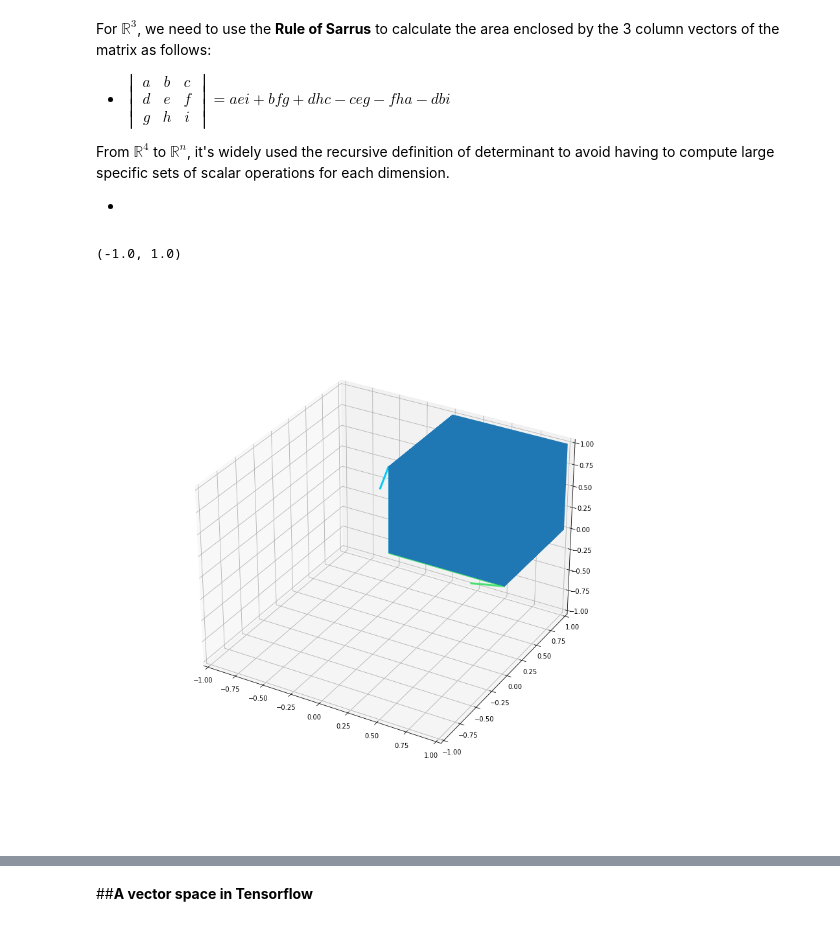
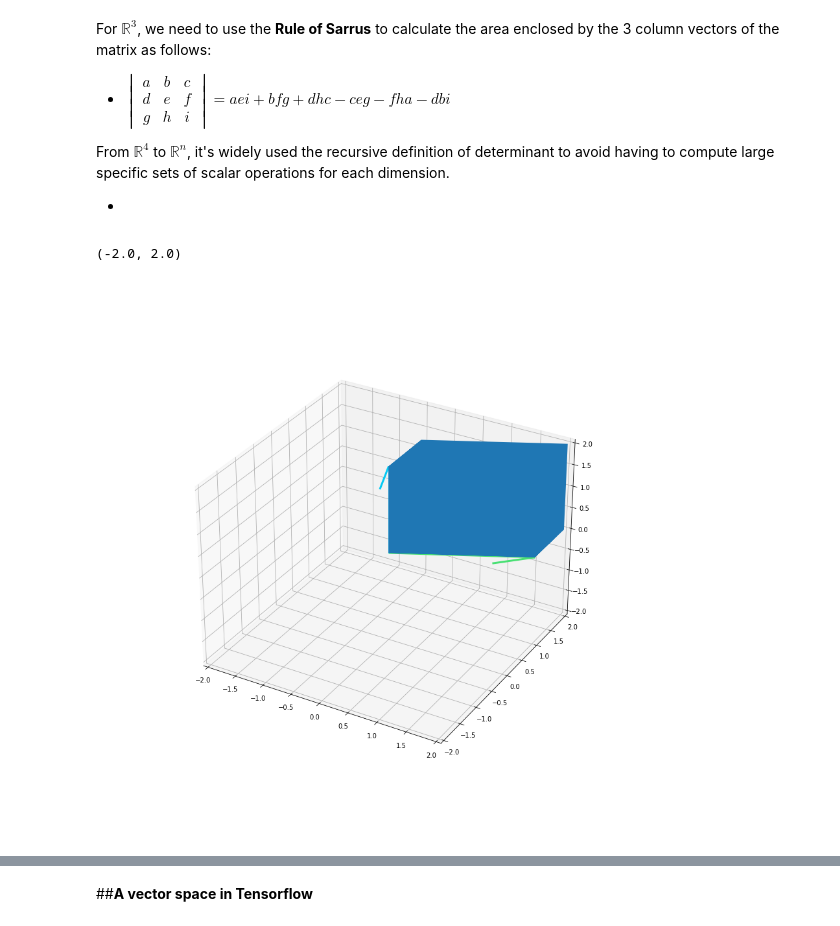
Before and after one commit to cardstdani/linalg, a Jupyter notebook: TF_Linalg.ipynb, the cells around one changed output, grey strips where cells are left out. Saved outputs shown, nothing was run; the diff lists cells and outputs as text; code cells hidden in the pictures.

```diff
--- a/TF_Linalg.ipynb
+++ b/TF_Linalg.ipynb
@@ -606,25 +606,25 @@ From $\mathbb {R}^4$ to $\mathbb {R}^n$, it's widely used the recursive definiti
 </div>
 # %%
 #@title `Show/Hide code` { run: "auto" }
-inputMatrix = "[[1, 0, 0], [0, 1, 0], [0, 0, 1]]" #@param {type:"string"}
+inputMatrix = "[[2, 1, 0], [0, 1, 0], [0, 0, 2]]" #@param {type:"string"}
 matrix = tf.constant(eval(inputMatrix))
 colors = ["#48e073", "#f8d849", "#05c9f2"]
 
 fig = plt.figure(figsize=(12, 12))
 ax = fig.add_subplot(projection='3d')
 
 for i in range(len(matrix)):
   ax.quiver(0, 0, 0, matrix[i][0], matrix[i][1], matrix[i][2], arrow_length_ratio=0.3, lw=3, color=colors[i])
 ax.add_collection3d(Poly3DCollection([[[0, 0, 0], matrix[0], matrix[0]+matrix[1], matrix[1],
                                        [0, 0, 0], matrix[1], matrix[1]+matrix[2], matrix[2],
                                        [0, 0, 0], matrix[0], matrix[2]+matrix[0], matrix[2],
                                        [0, 0, 0], matrix[0], matrix[0]+matrix[1], matrix[0]+matrix[1]+matrix[2], matrix[2]+matrix[0],
                                        matrix[0], [0, 0, 0], matrix[2], matrix[0]+matrix[2], matrix[0]+matrix[1]+matrix[2], matrix[2]+matrix[1], matrix[2]]]))
 
 l = np.max(matrix)
 ax.set_xlim([-l, l])
 ax.set_ylim([-l, l])
 ax.set_zlim([-l, l])
 # %% [output]
-(-1.0, 1.0)
+(-2.0, 2.0)
-[figure, old version]
+[figure, new version]
```
Also changed, not shown: parts of 1 cell of this notebook.
